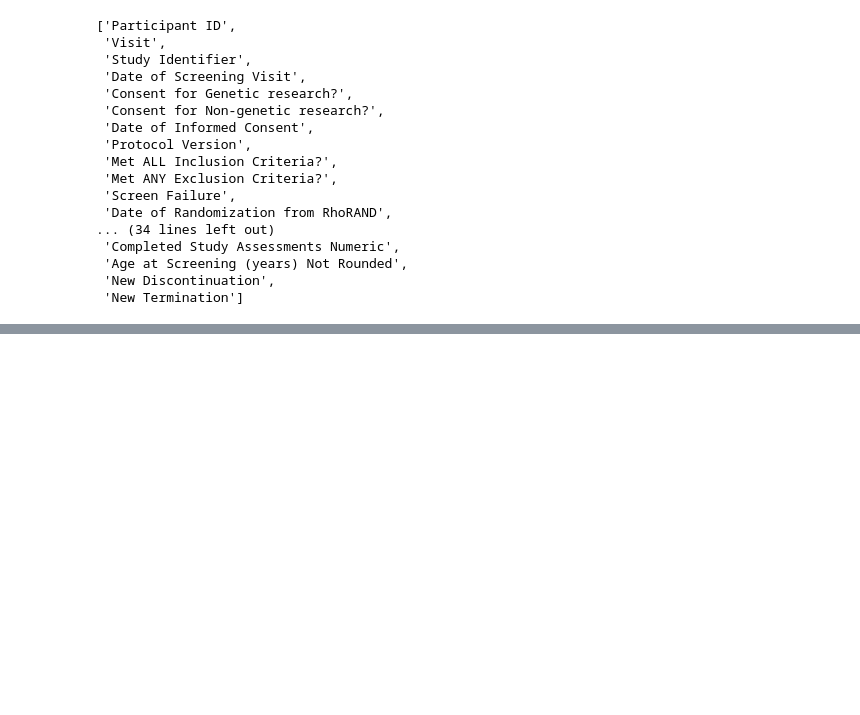
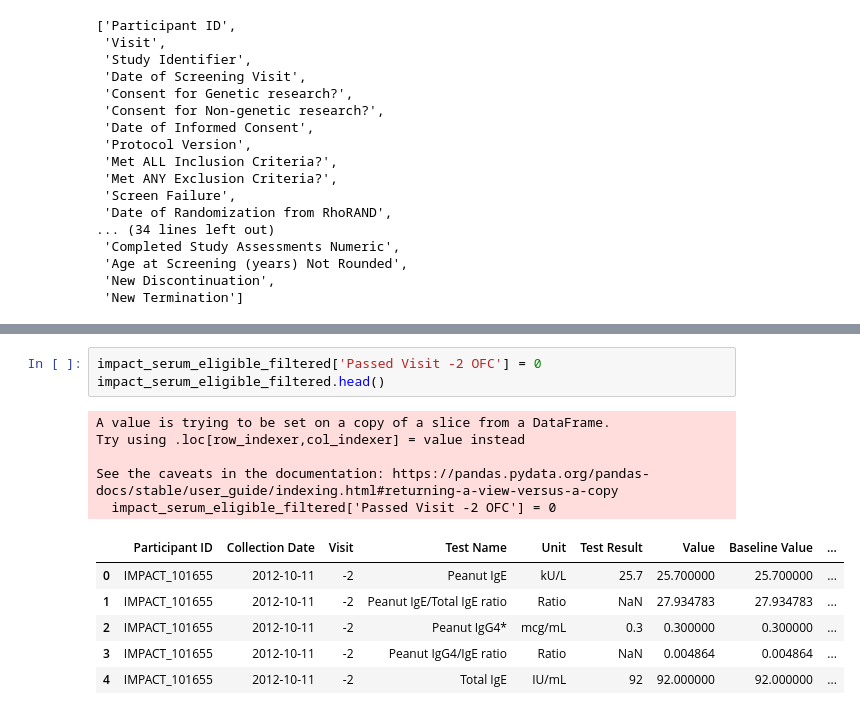
Before and after one commit to aleksgeorgi/drgryak-summerreasearch, a Jupyter notebook: IMPACT_Data_Exploration_Notebook.ipynb, the cells around one changed output, grey strips where cells are left out. Saved outputs shown, nothing was run; the diff lists cells and outputs as text; blank space fills up the shorter version.

```diff
--- a/IMPACT_Data_Exploration_Notebook.ipynb
+++ b/IMPACT_Data_Exploration_Notebook.ipynb
@@ -88,0 +327,15 @@ impact_ad_filtered.head()
+# %%
+impact_serum_eligible_filtered['Passed Visit -2 OFC'] = 0
+impact_serum_eligible_filtered.head()
+# %% [output]
+A value is trying to be set on a copy of a slice from a DataFrame.
+Try using .loc[row_indexer,col_indexer] = value instead
+
+See the caveats in the documentation: https://pandas.pydata.org/pandas-docs/stable/user_guide/indexing.html#returning-a-view-versus-a-copy
+  impact_serum_eligible_filtered['Passed Visit -2 OFC'] = 0
+|  | Participant ID | Collection Date | Visit | Test Name | Unit | Test Result | Value | Baseline Value | ... |
+| 0 | IMPACT_101655 | 2012-10-11 | -2 | Peanut IgE | kU/L | 25.7 | 25.700000 | 25.700000 | ... |
+| 1 | IMPACT_101655 | 2012-10-11 | -2 | Peanut IgE/Total IgE ratio | Ratio | NaN | 27.934783 | 27.934783 | ... |
+| 2 | IMPACT_101655 | 2012-10-11 | -2 | Peanut IgG4* | mcg/mL | 0.3 | 0.300000 | 0.300000 | ... |
+| 3 | IMPACT_101655 | 2012-10-11 | -2 | Peanut IgG4/IgE ratio | Ratio | NaN | 0.004864 | 0.004864 | ... |
+| 4 | IMPACT_101655 | 2012-10-11 | -2 | Total IgE | IU/mL | 92 | 92.000000 | 92.000000 | ... |
```
Also changed, not shown: parts of 28 cells of this notebook.
